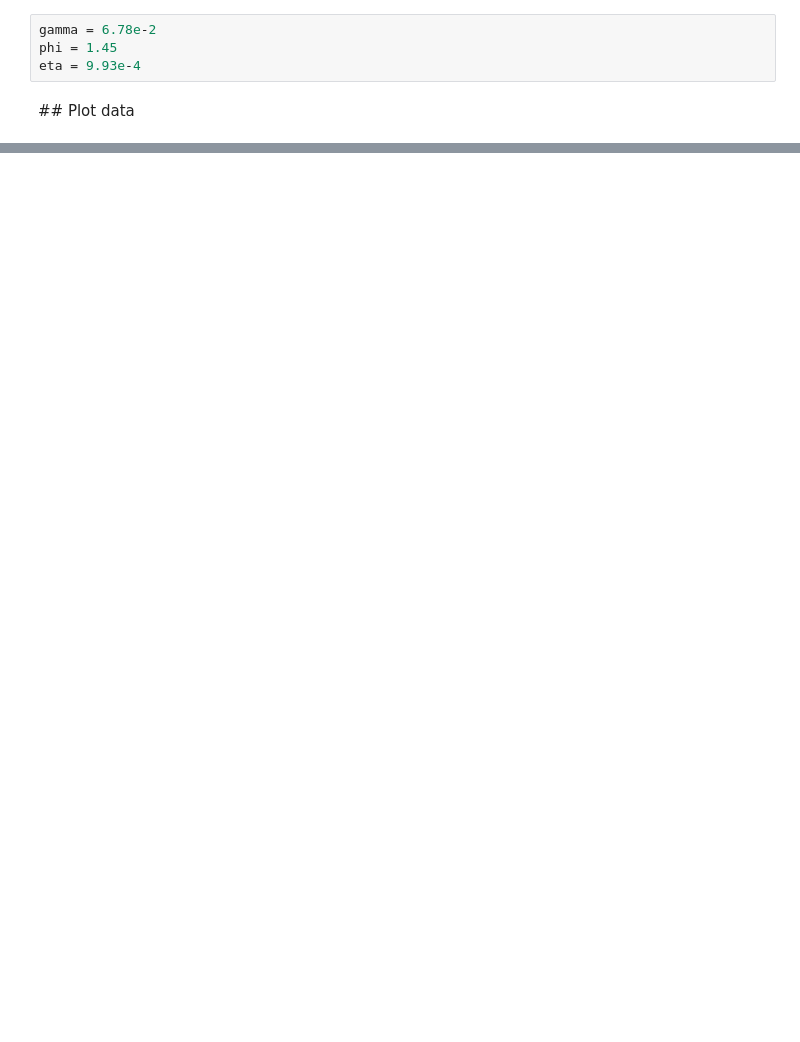
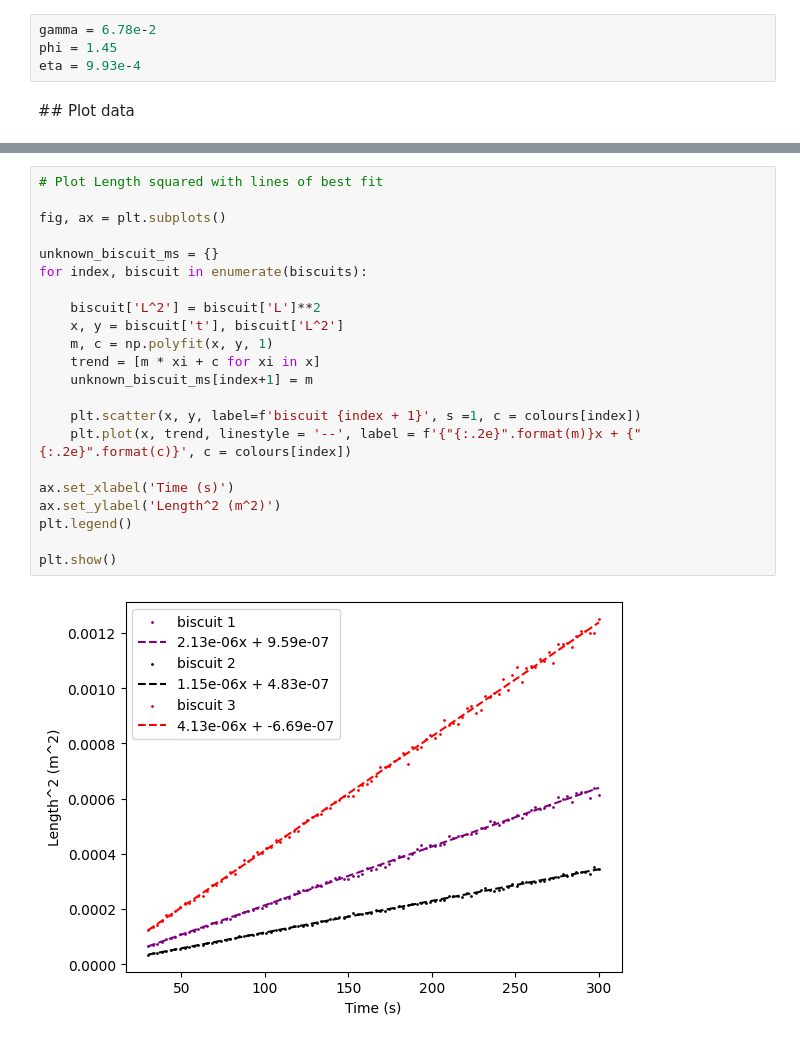
Before and after one commit to maximillian-dolan/ML_dunking, a Jupyter notebook: rate_analysis.ipynb, the cells around one changed output, grey strips where cells are left out. Drawn from its saved outputs; the diff is of its cells as text; blank space fills up the shorter version.

```diff
--- a/rate_analysis.ipynb
+++ b/rate_analysis.ipynb
@@ -48,0 +59,24 @@ plt.show()
+# %%
+# Plot Length squared with lines of best fit
+
+fig, ax = plt.subplots()
+
+unknown_biscuit_ms = {}
+for index, biscuit in enumerate(biscuits):
+
+    biscuit['L^2'] = biscuit['L']**2
+    x, y = biscuit['t'], biscuit['L^2']
+    m, c = np.polyfit(x, y, 1)
+    trend = [m * xi + c for xi in x]
+    unknown_biscuit_ms[index+1] = m
+
+    plt.scatter(x, y, label=f'biscuit {index + 1}', s =1, c = colours[index])
+    plt.plot(x, trend, linestyle = '--', label = f'{"{:.2e}".format(m)}x + {"{:.2e}".format(c)}', c = colours[index])
+
+ax.set_xlabel('Time (s)')
+ax.set_ylabel('Length^2 (m^2)')
+plt.legend()
+
+plt.show()
+# %% [output]
+[figure, added]
```
Also changed, not shown: parts of 9 cells of this notebook.
